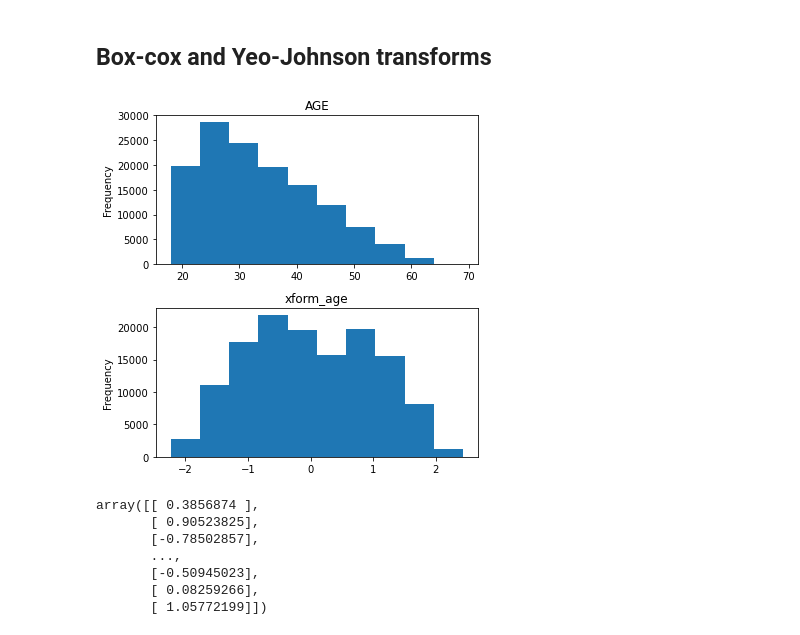
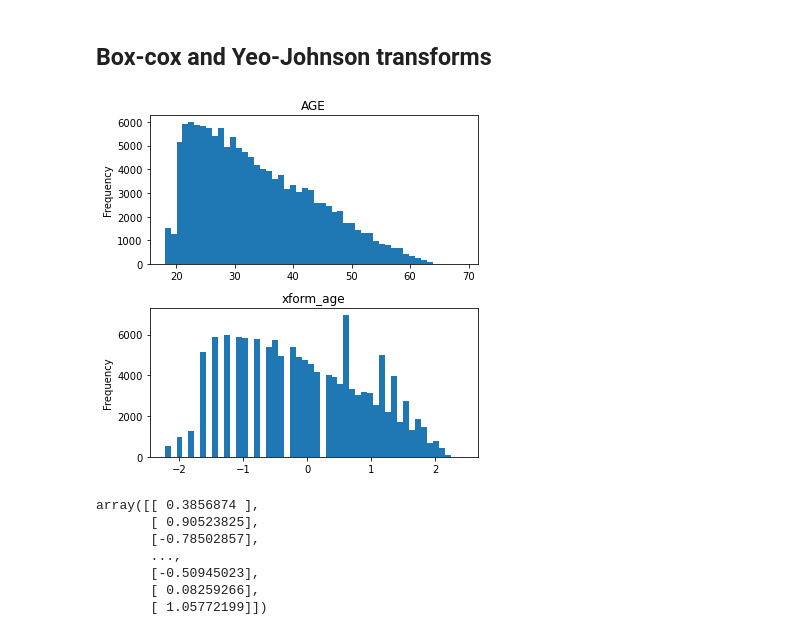
Before and after one commit to PacktPublishing/Practical-Data-Science-with-Python, a Jupyter notebook: Chapter10/Chapter_10_code.ipynb, the cells around one changed output. Drawn from its saved outputs; the diff is of its cells as text; code cells hidden in the pictures.

```diff
--- a/Chapter10/Chapter_10_code.ipynb
+++ b/Chapter10/Chapter_10_code.ipynb
@@ -38,7 +38,7 @@ loan_df.shape
 # %%
 import matplotlib.pyplot as plt
 
-loan_df.corr().loc['LOAN_DEFAULT'][:-1].plot.bar(figsize=(5.5, 5.5))
+f = plt.figure(figsize=(5.5, 5.5))
+loan_df.corr().loc['LOAN_DEFAULT'][:-1].plot.barh()
 plt.tight_layout()
-plt.savefig('B17030_10_02.png', dpi=300, facecolor='w')
 # %% [output]
@@ -389,17 +403,16 @@ Name: standardized_age, dtype: float64
 # %%
 from sklearn.preprocessing import PowerTransformer
 
 pt = PowerTransformer()
 
 loan_df['xform_age'] = pt.fit_transform(loan_df['AGE'].values.reshape(-1, 1))
 
 f, ax = plt.subplots(2, 1, figsize=(5.5, 5.5))
-loan_df['AGE'].plot.hist(ax=ax[0], title='AGE')
-loan_df['xform_age'].plot.hist(ax=ax[1], title='xform_age')
+loan_df['AGE'].plot.hist(ax=ax[0], title='AGE', bins=50)
+loan_df['xform_age'].plot.hist(ax=ax[1], title='xform_age', bins=50)
 plt.tight_layout()
-plt.savefig('B17030_10_06.png', dpi=300, facecolor='w')
 # %% [output]
-[figure, old version]
+[figure, new version]
 # %%
 pt.transform(loan_df['AGE'].values.reshape(-1, 1))
 # %% [output]
```
Also changed, not shown: parts of 13 cells of this notebook.
